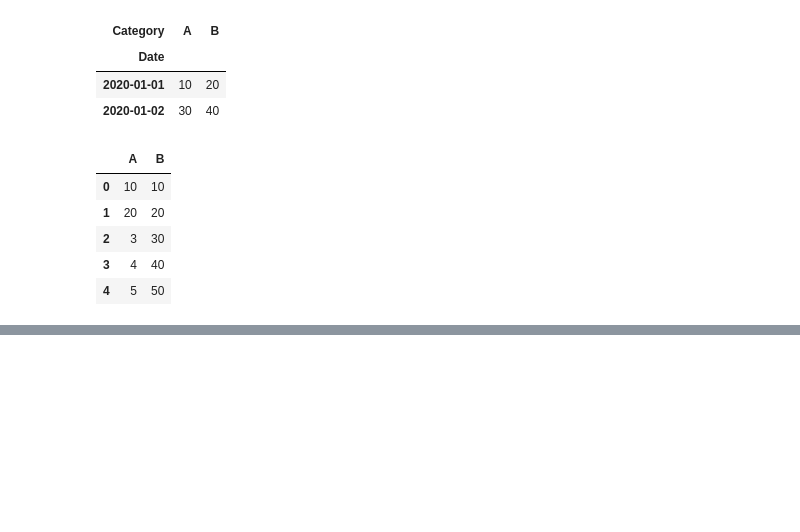
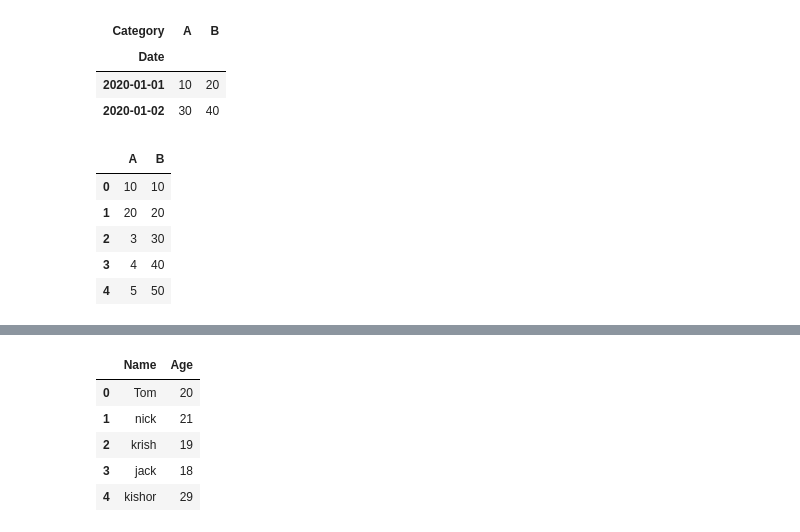
Before and after one commit to kishorthakre/pract, a Jupyter notebook: pandas/t1.ipynb, the cells around one changed output, grey strips where cells are left out. Saved outputs shown, nothing was run; the diff lists cells and outputs as text; code cells hidden in the pictures; blank space fills up the shorter version.

```diff
--- a/pandas/t1.ipynb
+++ b/pandas/t1.ipynb
@@ -188,0 +364,9 @@ df.where(df > 2, df * 10)
+# %%
+df
+# %% [output]
+|  | Name | Age |
+| 0 | Tom | 20 |
+| 1 | nick | 21 |
+| 2 | krish | 19 |
+| 3 | jack | 18 |
+| 4 | kishor | 29 |
```
Also changed, not shown: parts of 22 cells of this notebook.
